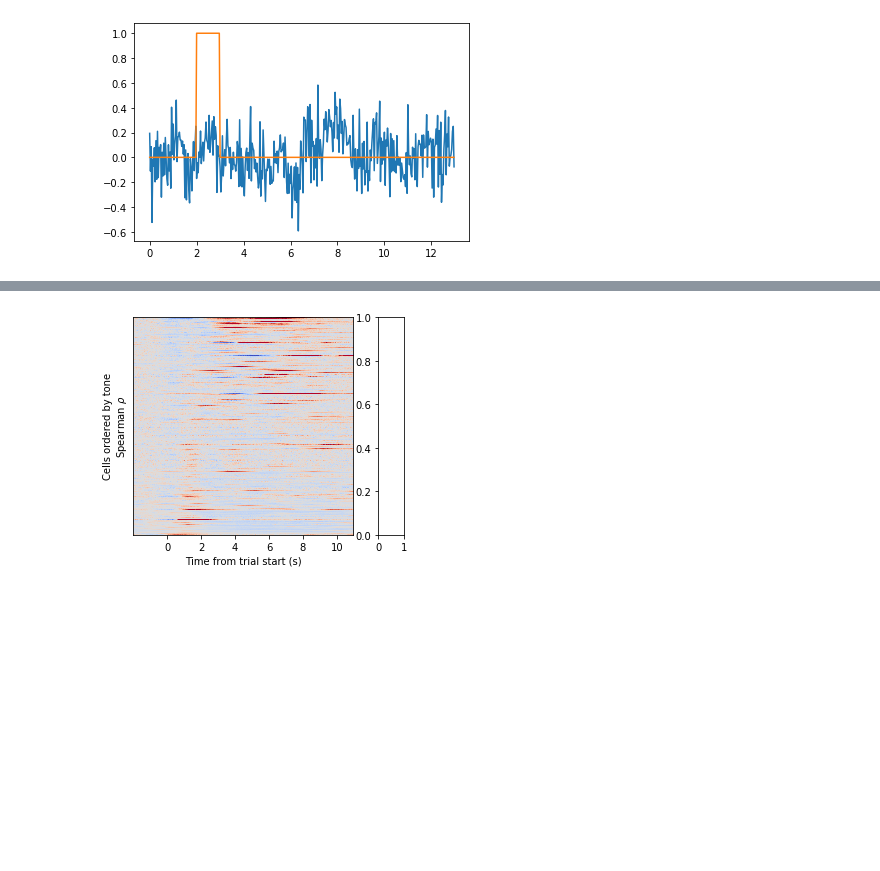
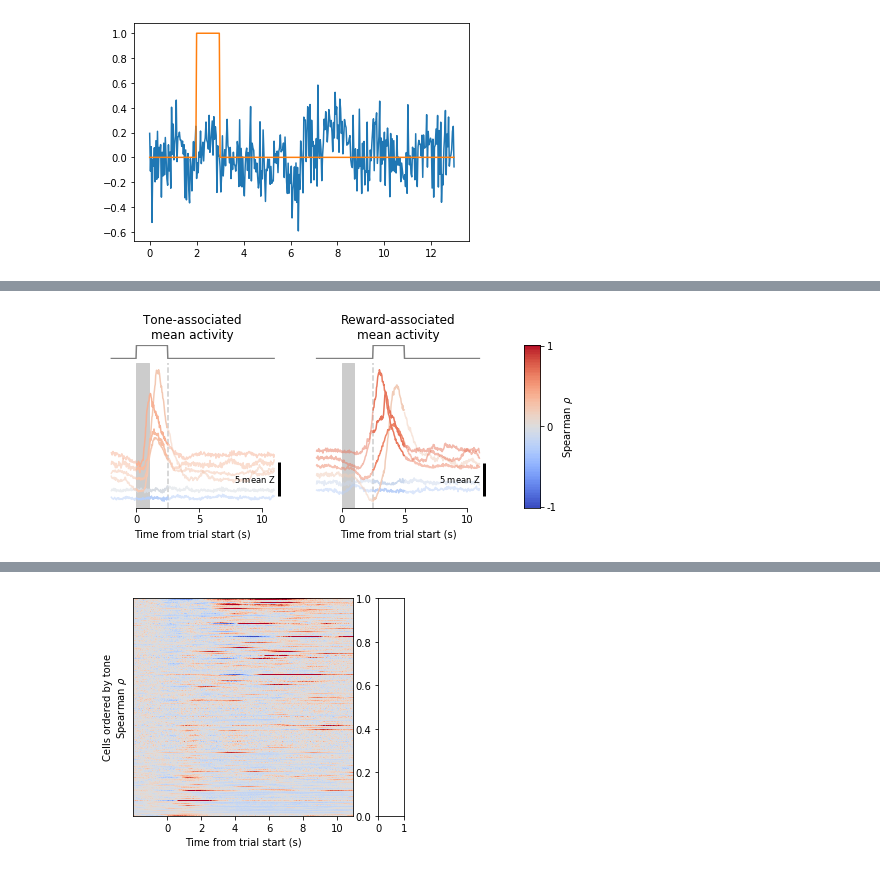
Before and after one commit to nauralcodinglab/interneuron-reward, a Jupyter notebook: notebooks/evolving_trial_structure_projections.ipynb, the cells around one changed output, grey strips where cells are left out. Drawn from its saved outputs; the diff is of its cells as text; code cells hidden in the pictures; blank space fills up the shorter version.

```diff
--- a/notebooks/evolving_trial_structure_projections.ipynb
+++ b/notebooks/evolving_trial_structure_projections.ipynb
@@ -274,0 +296,82 @@ Saving svg
+# %%
+plt.figure(figsize=(8, 3))
+
+spec = gs.GridSpec(
+    2, 3, width_ratios=[1, 1, 0.2], height_ratios=[0.1, 1], hspace=0.05
+)
+
+for i, (trial_component, label, mask) in enumerate(
+    zip(
+        ['tone + delay', 'reward'],
+        ['Tone-associated\nmean activity', 'Reward-associated\nmean activity'],
+        [trial_structure.tone + trial_structure.delay, trial_structure.reward]
+    )
+):
+
+    # Find the inds of cells with various values of mean fluorescence
+    all_cell_fluo_means = mean_fluo_df.loc[
+        mean_fluo_df['day'] == cond.Day(7),
+        trial_component + ' fluo'
+    ].to_numpy()
+    inds_sorted_by_mean = np.argsort(all_cell_fluo_means)
+    cells_to_show = np.concatenate([
+        inds_sorted_by_mean[int(len(inds_sorted_by_mean) // 2)-1:int(len(inds_sorted_by_mean) // 2)+1],
+        inds_sorted_by_mean[-4:]
+    ])
+    print(f'Cell types to show for {trial_component}: {mean_fluo_df.loc[mean_fluo_df["day"] == cond.Day(7), ["cell_type", trial_component]].iloc[cells_to_show, :]}')
+
+    traces_ = average_traces[days == cond.Day(7), :][cells_to_show, :].T
+    means_ = mean_fluo_df.loc[mean_fluo_df['day'] == cond.Day(7), trial_component].iloc[cells_to_show]
+
+
+    plt.subplot(spec[0, i])
+    plt.title(label)
+    plt.plot(
+        trial_structure.time - trial_structure.baseline_duration,
+        mask,
+        color='gray',
+    )
+    plt.gca().axis('off')
+
+    plt.subplot(spec[1, i])
+    mark_trial_structure()
+
+    for j, k in enumerate(np.argsort(means_)):
+        component = traces_[:, k].copy()
+        component[~mask] = np.nan
+
+        plt.plot(
+            trial_structure.time - trial_structure.baseline_duration,
+            component + j*1.2,
+            color=plt.cm.coolwarm(to_unit_interval(means_.iloc[k]))
+        )
+
+        not_component = traces_[:, k].copy()
+        not_component[mask] = np.nan
+
+        plt.plot(
+            trial_structure.time - trial_structure.baseline_duration,
+            not_component + j*1.2,
+            color=plt.cm.coolwarm(to_unit_interval(means_.iloc[k])),
+            alpha=0.5
+        )
+
+    pltools.add_scalebar(y_units=' mean Z', remove_frame=False, omit_x=True)
+    pltools.hide_border('trl', trim=True)
+
+    plt.xlabel('Time from trial start (s)')
+
+ax = plt.subplot(spec[:, -1])
+plt.imshow(np.linspace(1, -1, 101)[:, np.newaxis], cmap='coolwarm', aspect=0.1)
+plt.yticks([0, 50, 100], [1, 0, -1])
+plt.gca().yaxis.set_ticks_position('right')
+plt.gca().yaxis.set_label_position('right')
+plt.ylabel('Spearman $\\rho$')
+plt.xticks([])
+
+plt.tight_layout()
+
+savefig('../img/graphics/sample_pos_responsive_cells', dpi=600, bbox_inches='tight')
+
+del cells_to_show, traces_, means_
+# %% [output]
@@ -274,0 +394 @@ Saving svg
+[figure, added]
```
Also changed, not shown: parts of 12 cells of this notebook, 2 other files.
